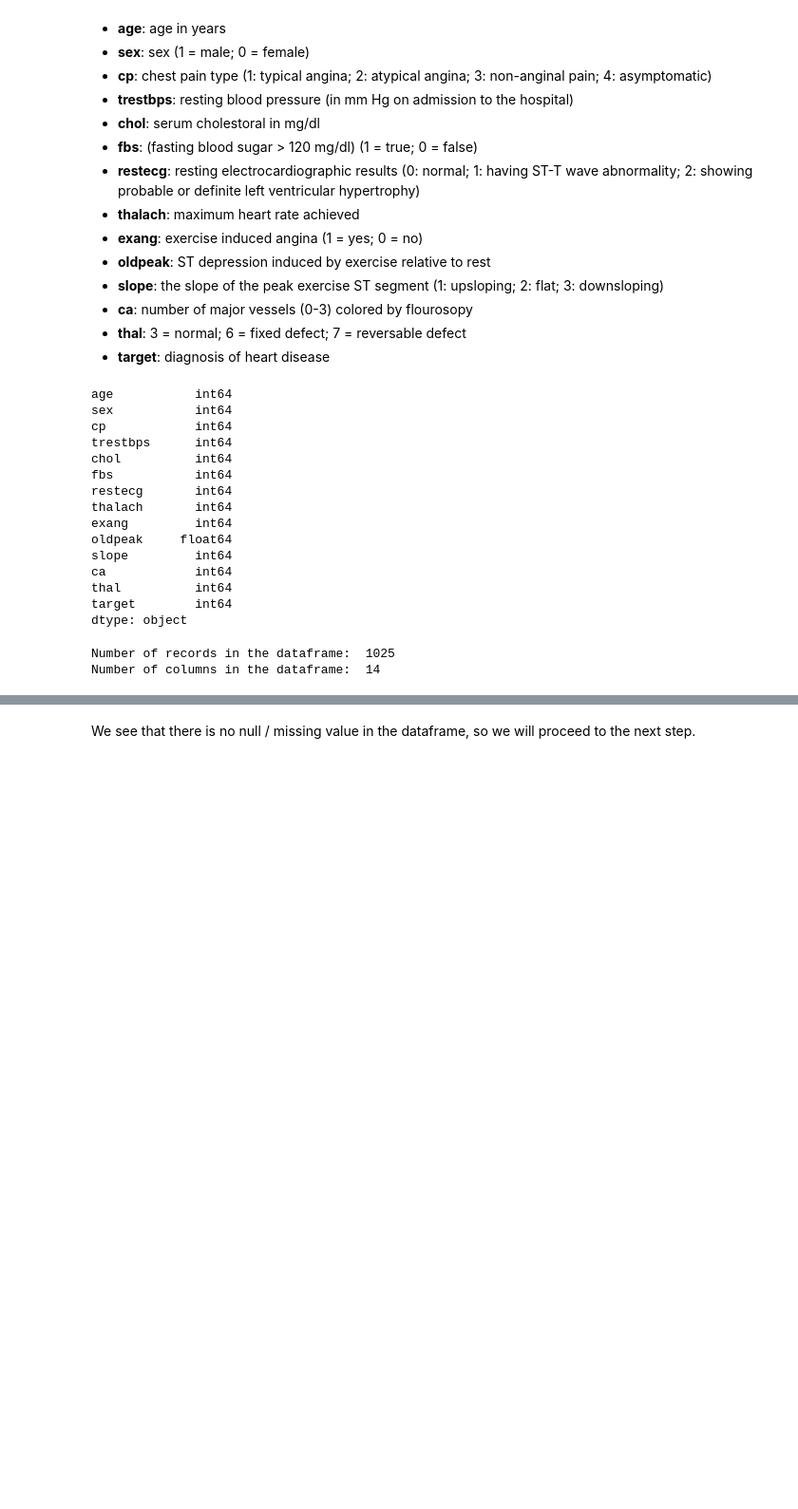
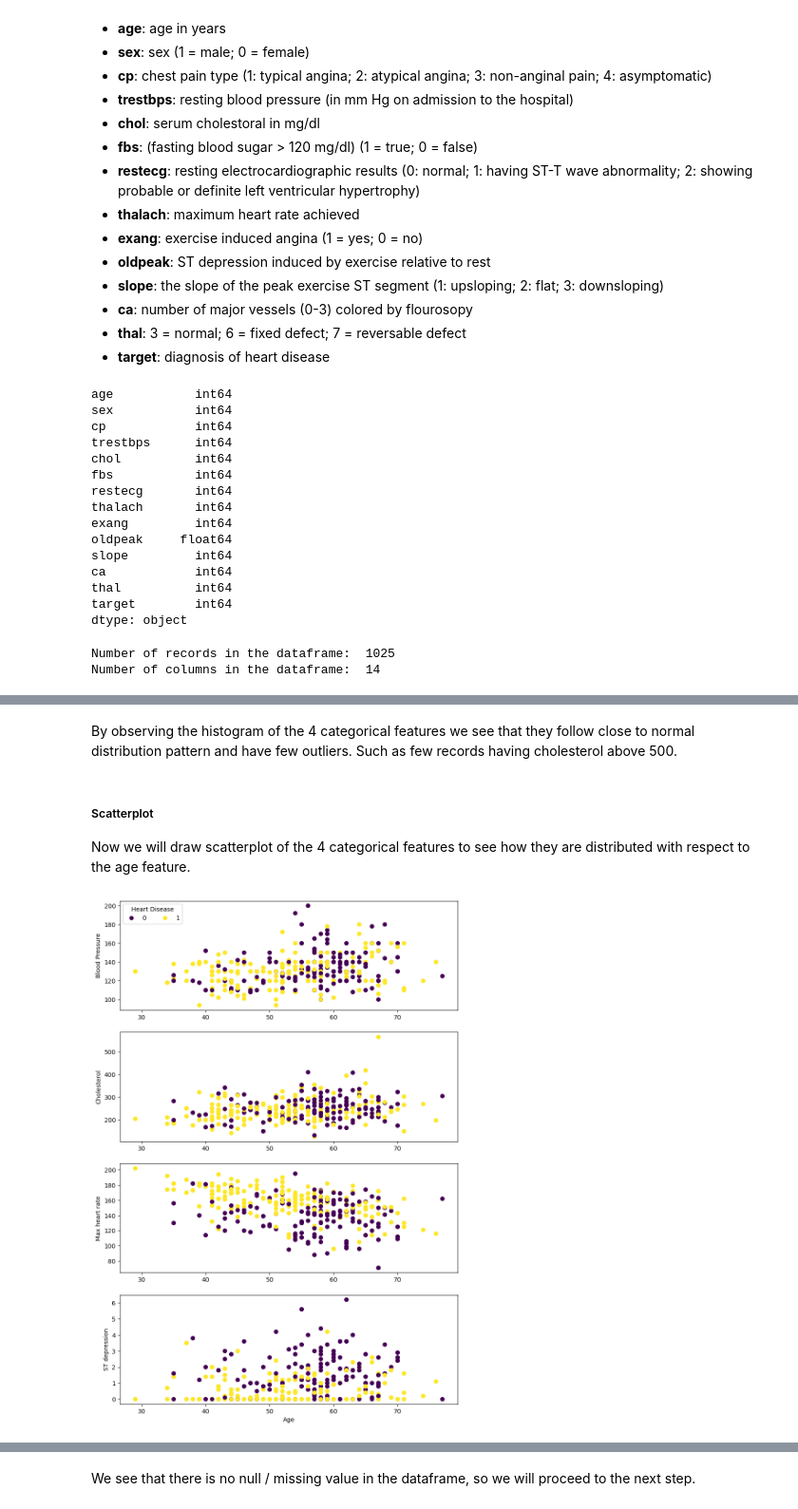
Before and after one commit to GoAshim/Machine-Learning, a Jupyter notebook: Classification/Machine Learning Project - Predict Heart Disease.ipynb, the cells around one changed output, grey strips where cells are left out. Shown at 95% size. Drawn from its saved outputs; the diff is of its cells as text; code cells hidden in the pictures; blank space fills up the shorter version.

```diff
--- a/Classification/Machine Learning Project - Predict Heart Disease.ipynb
+++ b/Classification/Machine Learning Project - Predict Heart Disease.ipynb
@@ -126,0 +161,21 @@ dtype: int64
+# %% [markdown]
+By observing the histogram of the 4 categorical features we see that they follow close to normal distribution pattern and have few outliers. Such as few records having cholesterol above 500.
+# %% [markdown]
+##### Scatterplot
+Now we will draw scatterplot of the 4 categorical features to see how they are distributed with respect to the age feature.
+# %%
+fig, ax = plt.subplots(nrows=4, ncols=1, figsize=(10,15))
+s1 = ax[0].scatter(x=hd_v1['age'], y=hd_v1['trestbps'], c=hd_v1['target'])
+ax[0].set(ylabel="Blood Pressure")
+ax[0].legend(*s1.legend_elements(), title="Heart Disease", ncol=2, loc="upper left")
+
+ax[1].scatter(x=hd_v1['age'], y=hd_v1['chol'], c=hd_v1['target'])
+ax[1].set(ylabel="Cholesterol")
+
+ax[2].scatter(x=hd_v1['age'], y=hd_v1['thalach'], c=hd_v1['target'])
+ax[2].set(ylabel="Max heart rate")
+
+ax[3].scatter(x=hd_v1['age'], y=hd_v1['oldpeak'], c=hd_v1['target'])
+ax[3].set(xlabel="Age", ylabel="ST depression");
+# %% [output]
+[figure, added]
```
Also changed, not shown: parts of 17 cells of this notebook.
